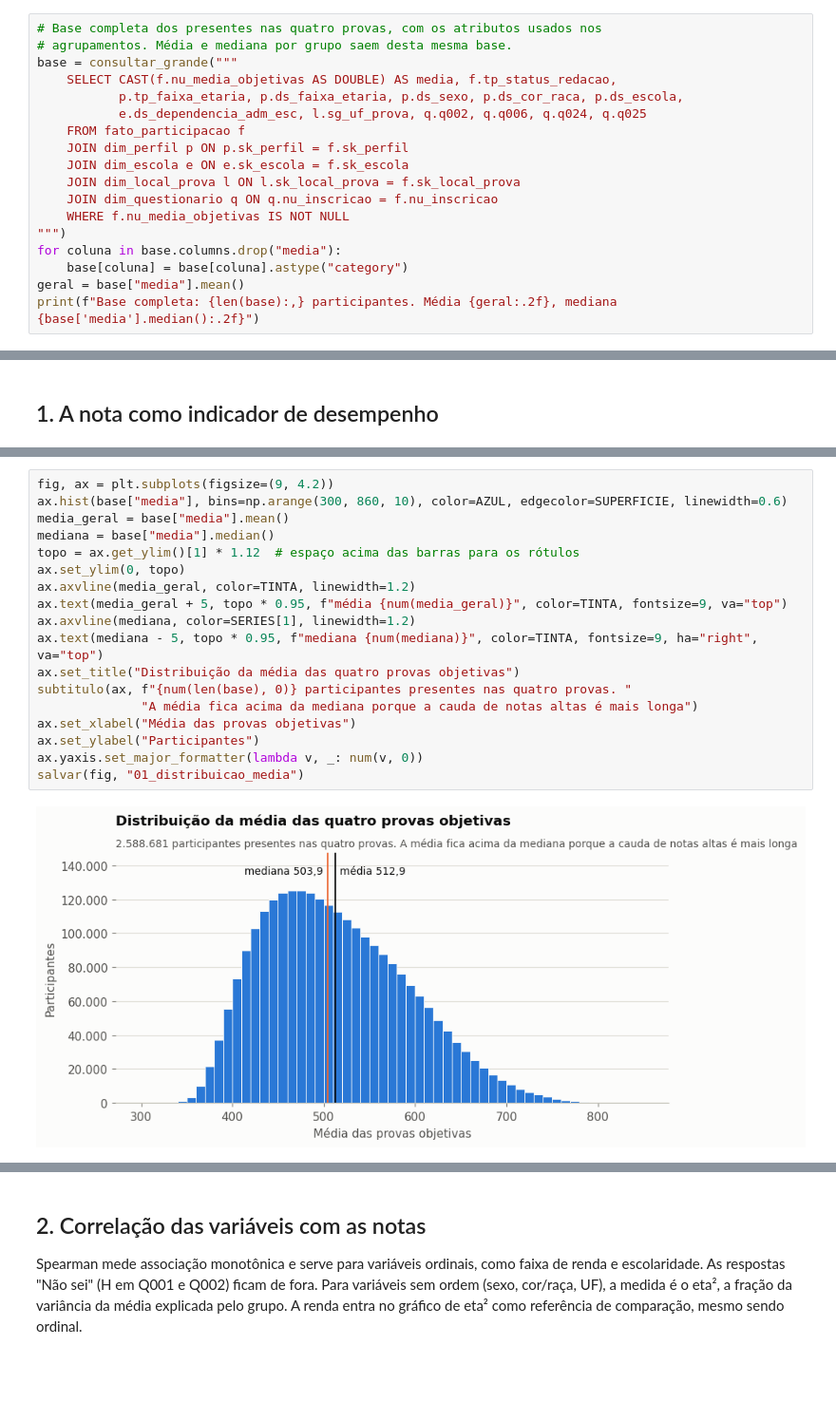
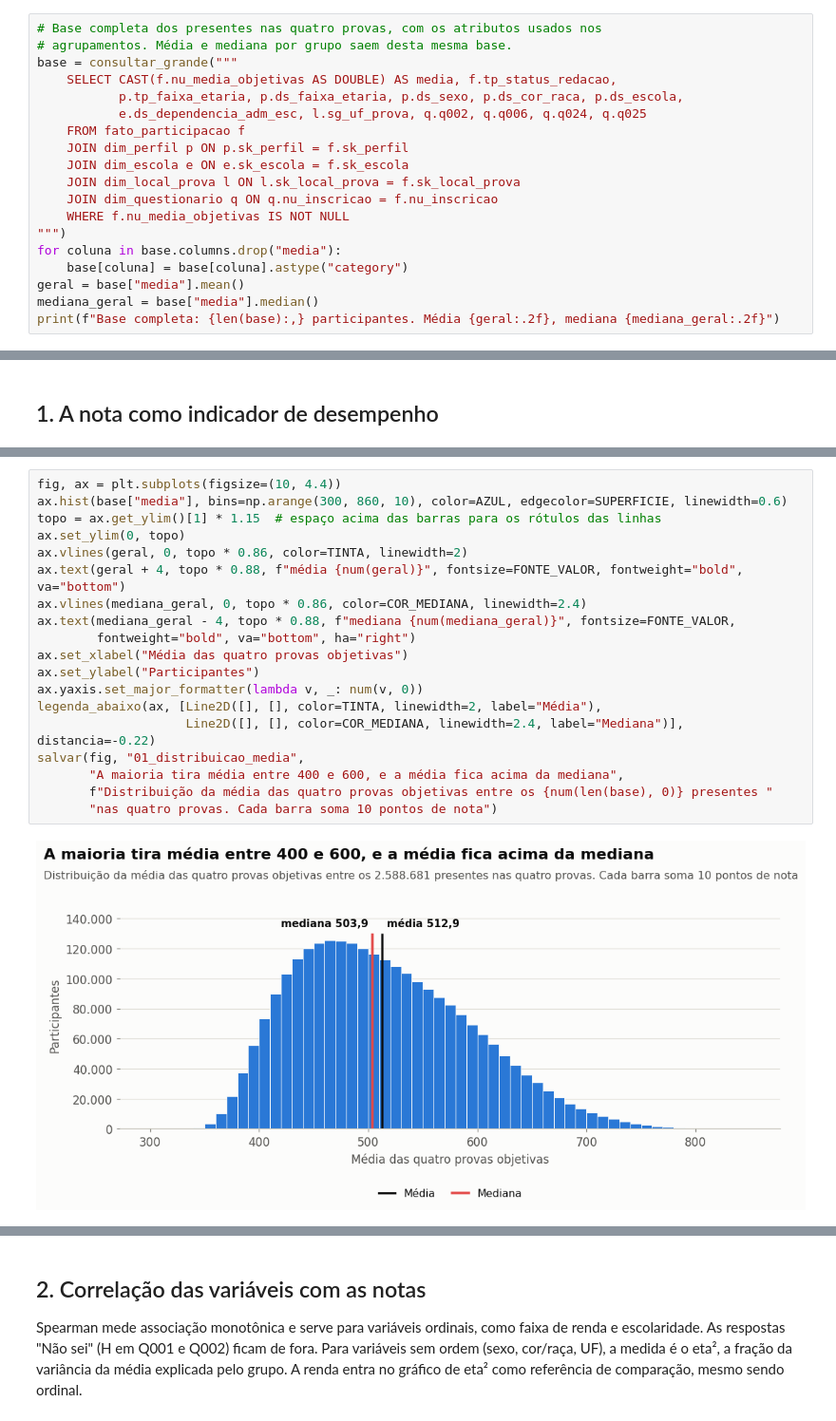
Before and after one commit to RCHRDYv/Teste-Analista-de-Dados-SX, a Jupyter notebook: notebooks/analise_enem_2020.ipynb, the cells around one changed output, grey strips where cells are left out. Shown at 95% size. Drawn from its saved outputs; the diff is of its cells as text; blank space fills up the shorter version.

```diff
--- a/notebooks/analise_enem_2020.ipynb
+++ b/notebooks/analise_enem_2020.ipynb
@@ -198,7 +279,8 @@ base = consultar_grande("""
 for coluna in base.columns.drop("media"):
     base[coluna] = base[coluna].astype("category")
 geral = base["media"].mean()
-print(f"Base completa: {len(base):,} participantes. Média {geral:.2f}, mediana {base['media'].median():.2f}")
+mediana_geral = base["media"].median()
+print(f"Base completa: {len(base):,} participantes. Média {geral:.2f}, mediana {mediana_geral:.2f}")
 # %% [output]
 Base completa: 2,588,681 participantes. Média 512.89, mediana 503.93
 # %% [markdown]
@@ -206,23 +319,24 @@ Base completa: 2,588,681 participantes. Média 512.89, mediana 503.93
 # %%
-fig, ax = plt.subplots(figsize=(9, 4.2))
+fig, ax = plt.subplots(figsize=(10, 4.4))
 ax.hist(base["media"], bins=np.arange(300, 860, 10), color=AZUL, edgecolor=SUPERFICIE, linewidth=0.6)
-media_geral = base["media"].mean()
-mediana = base["media"].median()
-topo = ax.get_ylim()[1] * 1.12  # espaço acima das barras para os rótulos
+topo = ax.get_ylim()[1] * 1.15  # espaço acima das barras para os rótulos das linhas
 ax.set_ylim(0, topo)
-ax.axvline(media_geral, color=TINTA, linewidth=1.2)
-ax.text(media_geral + 5, topo * 0.95, f"média {num(media_geral)}", color=TINTA, fontsize=9, va="top")
-ax.axvline(mediana, color=SERIES[1], linewidth=1.2)
-ax.text(mediana - 5, topo * 0.95, f"mediana {num(mediana)}", color=TINTA, fontsize=9, ha="right", va="top")
-ax.set_title("Distribuição da média das quatro provas objetivas")
-subtitulo(ax, f"{num(len(base), 0)} participantes presentes nas quatro provas. "
-              "A média fica acima da mediana porque a cauda de notas altas é mais longa")
-ax.set_xlabel("Média das provas objetivas")
+ax.vlines(geral, 0, topo * 0.86, color=TINTA, linewidth=2)
+ax.text(geral + 4, topo * 0.88, f"média {num(geral)}", fontsize=FONTE_VALOR, fontweight="bold", va="bottom")
+ax.vlines(mediana_geral, 0, topo * 0.86, color=COR_MEDIANA, linewidth=2.4)
+ax.text(mediana_geral - 4, topo * 0.88, f"mediana {num(mediana_geral)}", fontsize=FONTE_VALOR,
+        fontweight="bold", va="bottom", ha="right")
+ax.set_xlabel("Média das quatro provas objetivas")
 ax.set_ylabel("Participantes")
 ax.yaxis.set_major_formatter(lambda v, _: num(v, 0))
-salvar(fig, "01_distribuicao_media")
+legenda_abaixo(ax, [Line2D([], [], color=TINTA, linewidth=2, label="Média"),
+                    Line2D([], [], color=COR_MEDIANA, linewidth=2.4, label="Mediana")], distancia=-0.22)
+salvar(fig, "01_distribuicao_media",
+       "A maioria tira média entre 400 e 600, e a média fica acima da mediana",
+       f"Distribuição da média das quatro provas objetivas entre os {num(len(base), 0)} presentes "
+       "nas quatro provas. Cada barra soma 10 pontos de nota")
 # %% [output]
-[figure, old version]
+[figure, new version]
 # %%
 longo = amostra.melt(value_vars=list(PROVAS) + ["nu_nota_redacao"], var_name="prova", value_name="nota")
 longo["prova"] = longo["prova"].map({**PROVAS, "nu_nota_redacao": "Redação"})
```
Also changed, not shown: parts of 18 cells of this notebook, 16 other files.
